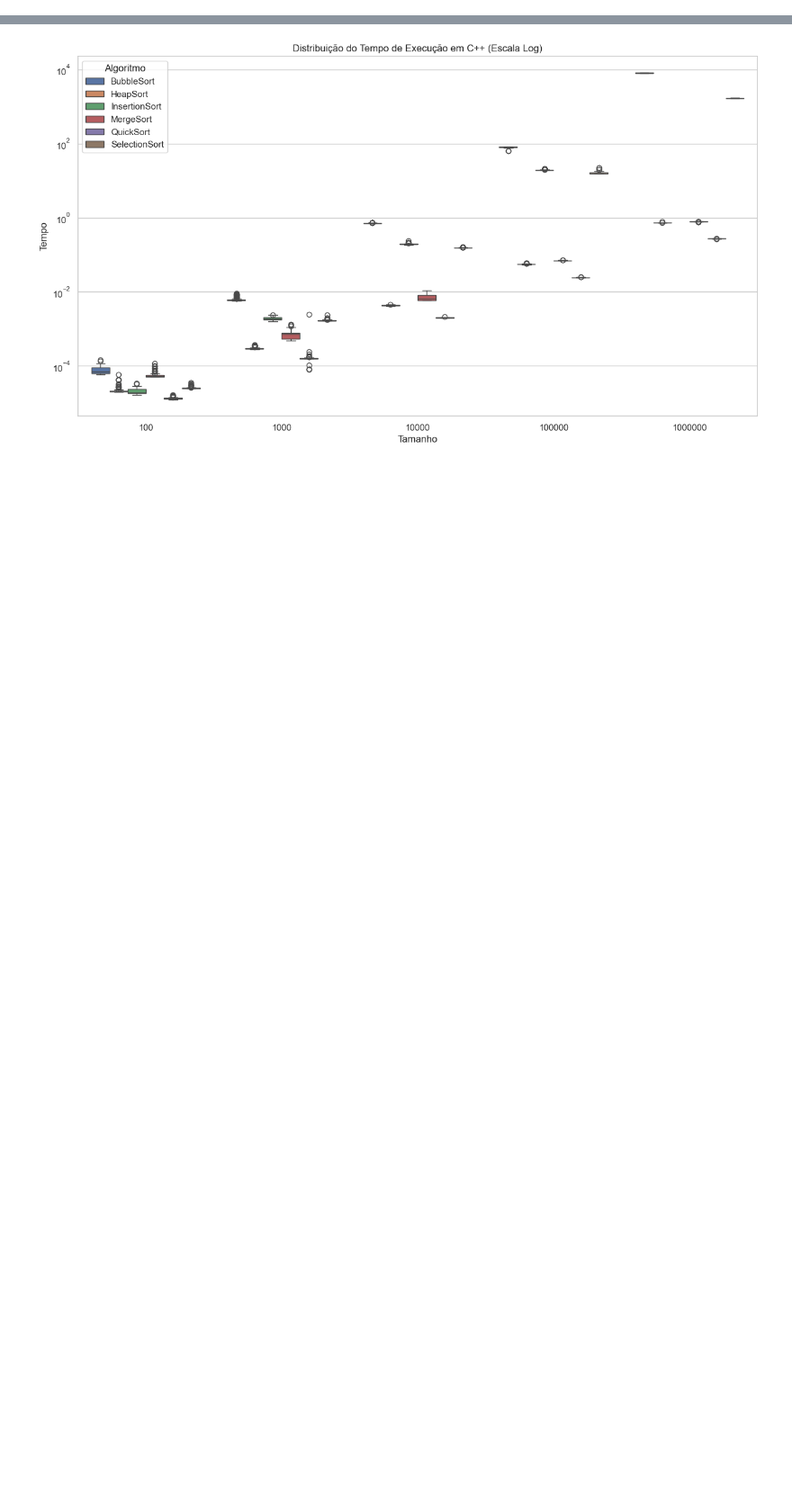
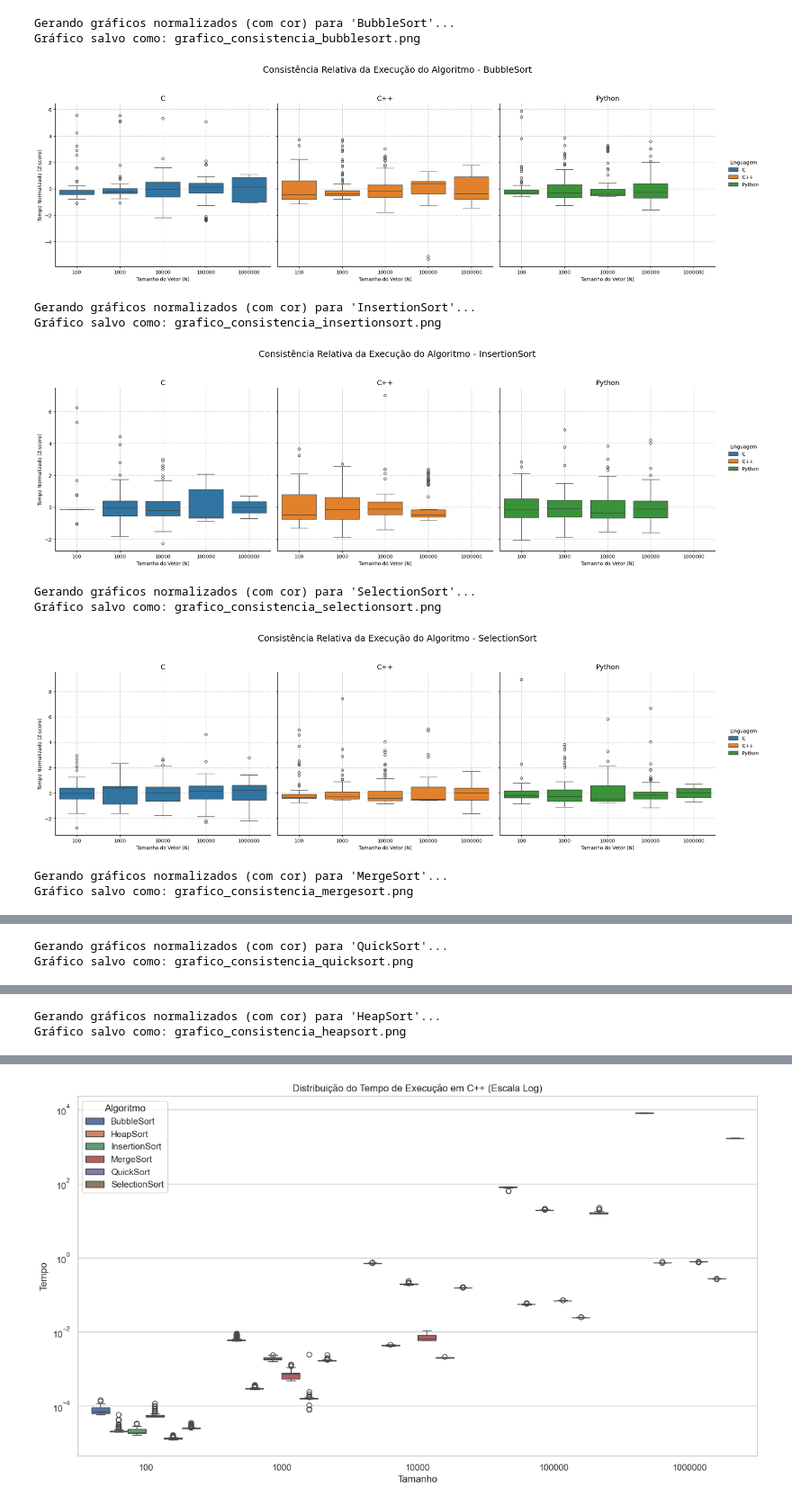
Before and after one commit to Edmagno/TCC, a Jupyter notebook: Análise/Análise de desempenho.ipynb, the cells around one changed output, grey strips where cells are left out. Shown at 90% size. Cells and saved outputs as stored; diff of their text form; code cells hidden in the pictures; blank space fills up the shorter version.

```diff
--- a/Análise/Análise de desempenho.ipynb
+++ b/Análise/Análise de desempenho.ipynb
@@ -107,0 +112,28 @@ display(df_completo)
+# %%
+df_limpo = df_completo.copy()
+df_limpo['Tempo'] = pd.to_numeric(df_limpo['Tempo'], errors='coerce')
+df_limpo.dropna(subset=['Tempo'], inplace=True)
+
+print("DataFrame limpo e pronto.")
+
+# --- Parte 1: Calcular o Z-score ---
+# Agrupamos por cada combinação e usamos .transform() para aplicar
+# a média e o std de cada grupo a cada linha individual.
+
+print("Calculando Z-scores...")
+group_cols = ['Linguagem', 'Algoritmo', 'Tamanho']
+
+# 1. Calcular a Média de cada grupo
+df_limpo['Tempo_Mean'] = df_limpo.groupby(group_cols)['Tempo'].transform('mean')
+
+# 2. Calcular o Desvio Padrão (std) de cada grupo
+df_limpo['Tempo_Std'] = df_limpo.groupby(group_cols)['Tempo'].transform('std')
+
+# 3. Calcular o Z-score
+# (Valor - Média) / Desvio Padrão
+df_limpo['Tempo_Zscore'] = (df_limpo['Tempo'] - df_limpo['Tempo_Mean']) / df_limpo['Tempo_Std']
+
+# Substitui 'NaN' por 0 (acontece se o std for 0, ex: 100 testes idênticos)
+df_limpo['Tempo_Zscore'].fillna(0, inplace=True)
+
+print("Cálculo de Z-score concluído.")
@@ -107,0 +211,19 @@ display(df_completo)
+# %%
+plotar_boxplot_normalizado(df_limpo, "BubbleSort")
+plotar_boxplot_normalizado(df_limpo, "InsertionSort")
+plotar_boxplot_normalizado(df_limpo, "SelectionSort")
+plotar_boxplot_normalizado(df_limpo, "MergeSort")
+plotar_boxplot_normalizado(df_limpo, "QuickSort")
+plotar_boxplot_normalizado(df_limpo, "HeapSort")
+# %% [output]
+Gerando gráficos normalizados (com cor) para 'BubbleSort'...
+Gráfico salvo como: grafico_consistencia_bubblesort.png
+[figure, added]
+Gerando gráficos normalizados (com cor) para 'InsertionSort'...
+Gráfico salvo como: grafico_consistencia_insertionsort.png
+[figure, added]
+Gerando gráficos normalizados (com cor) para 'SelectionSort'...
+Gráfico salvo como: grafico_consistencia_selectionsort.png
+[figure, added]
+Gerando gráficos normalizados (com cor) para 'MergeSort'...
+Gráfico salvo como: grafico_consistencia_mergesort.png
@@ -107,0 +231,2 @@ display(df_completo)
+Gerando gráficos normalizados (com cor) para 'QuickSort'...
+Gráfico salvo como: grafico_consistencia_quicksort.png
@@ -107,0 +234,2 @@ display(df_completo)
+Gerando gráficos normalizados (com cor) para 'HeapSort'...
+Gráfico salvo como: grafico_consistencia_heapsort.png
```
Also changed, not shown: parts of 36 cells of this notebook, 14 other files.
